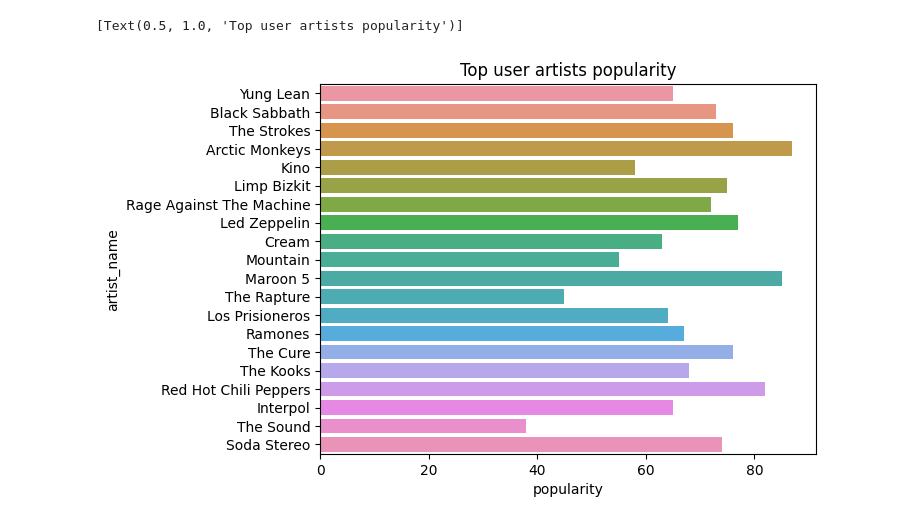
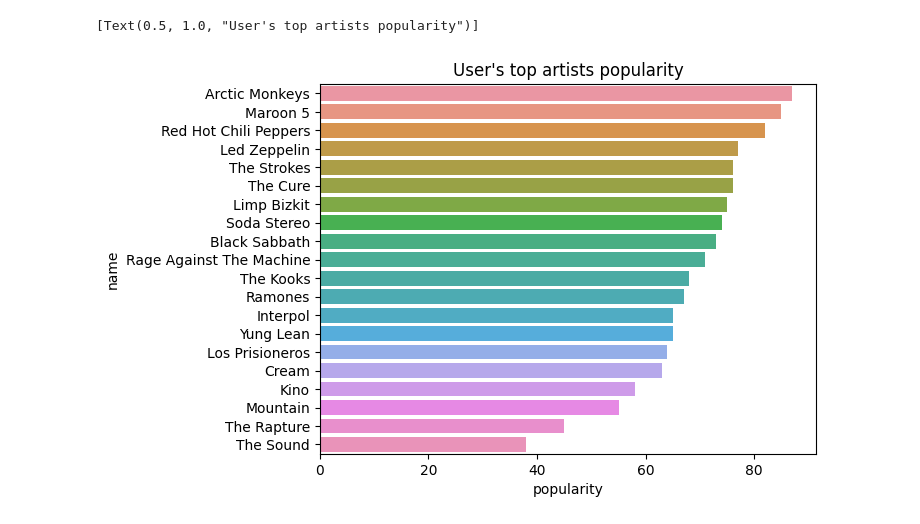
Before and after one commit to bkfan1/spotify-user-analysis, a Jupyter notebook: eda.ipynb, the cells around one changed output. Cells and saved outputs as stored; diff of their text form; code cells hidden in the pictures.

Commit message:
Changed title of barplot

```diff
--- a/eda.ipynb
+++ b/eda.ipynb
@@ -5,11 +5,13 @@ import seaborn as sns
 # %%
 conn = sqlite3.connect("user_data_spotify.db")
 
 query = "SELECT * FROM user_top_artists"
 
 artists_df = pd.read_sql_query(query, conn)
 
-sns.barplot(data=artists_df, x=artists_df["popularity"], y=artists_df["artist_name"]).set(title="Top user artists popularity")
+artists_df.sort_values(by=["popularity"], inplace=True, ascending=False)
+
+sns.barplot(data=artists_df, x=artists_df["popularity"], y=artists_df["name"]).set(title="User's top artists popularity")
 # %% [output]
-[Text(0.5, 1.0, 'Top user artists popularity')]
+[Text(0.5, 1.0, "User's top artists popularity")]
-[figure, old version]
+[figure, new version]
```
